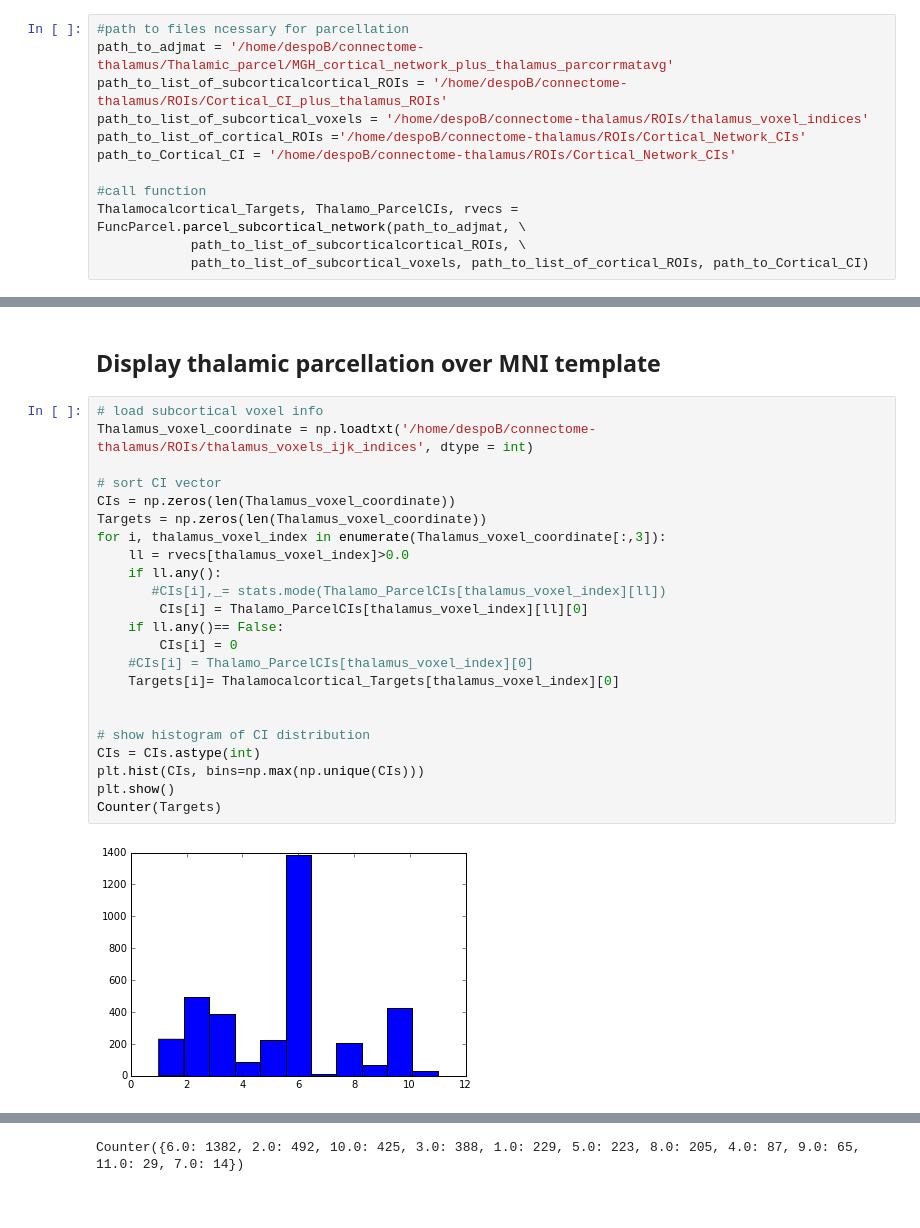
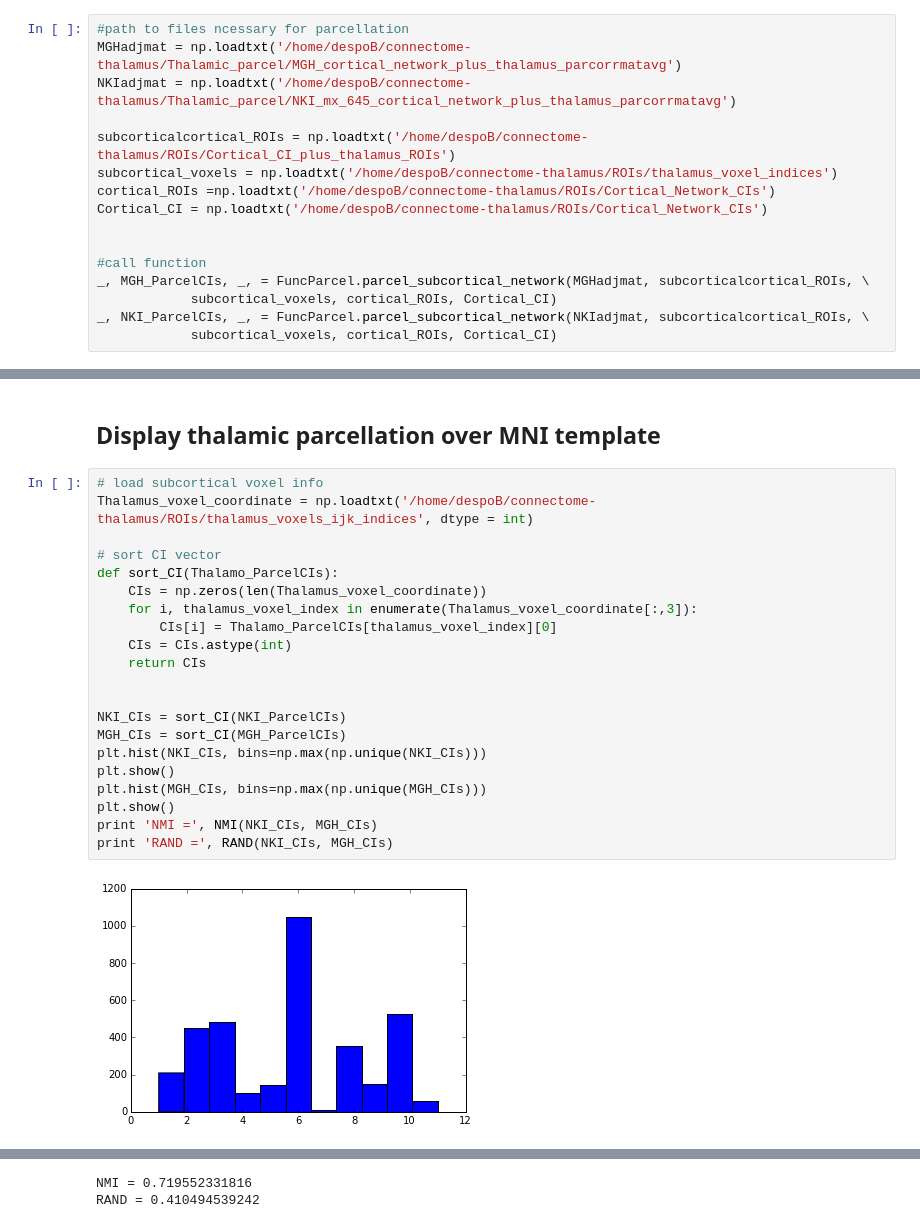
Before and after one commit to kaihwang/FuncParcel, a Jupyter notebook: Visualize Parcellation.ipynb, the cells around one changed output, grey strips where cells are left out. Cells and saved outputs as stored; diff of their text form.

Commit message:
update notebook visualzing parcellation results with two different datasets.

```diff
--- a/Visualize Parcellation.ipynb
+++ b/Visualize Parcellation.ipynb
@@ -14,12 +16,16 @@ from collections import Counter
 # %%
 #path to files ncessary for parcellation
-path_to_adjmat = '/home/despoB/connectome-thalamus/Thalamic_parcel/MGH_cortical_network_plus_thalamus_parcorrmatavg'
-path_to_list_of_subcorticalcortical_ROIs = '/home/despoB/connectome-thalamus/ROIs/Cortical_CI_plus_thalamus_ROIs'
-path_to_list_of_subcortical_voxels = '/home/despoB/connectome-thalamus/ROIs/thalamus_voxel_indices'
-path_to_list_of_cortical_ROIs ='/home/despoB/connectome-thalamus/ROIs/Cortical_Network_CIs'
-path_to_Cortical_CI = '/home/despoB/connectome-thalamus/ROIs/Cortical_Network_CIs'
+MGHadjmat = np.loadtxt('/home/despoB/connectome-thalamus/Thalamic_parcel/MGH_cortical_network_plus_thalamus_parcorrmatavg')
+NKIadjmat = np.loadtxt('/home/despoB/connectome-thalamus/Thalamic_parcel/NKI_mx_645_cortical_network_plus_thalamus_parcorrmatavg')
+
+subcorticalcortical_ROIs = np.loadtxt('/home/despoB/connectome-thalamus/ROIs/Cortical_CI_plus_thalamus_ROIs')
+subcortical_voxels = np.loadtxt('/home/despoB/connectome-thalamus/ROIs/thalamus_voxel_indices')
+cortical_ROIs =np.loadtxt('/home/despoB/connectome-thalamus/ROIs/Cortical_Network_CIs')
+Cortical_CI = np.loadtxt('/home/despoB/connectome-thalamus/ROIs/Cortical_Network_CIs')
+
 
 #call function
-Thalamocalcortical_Targets, Thalamo_ParcelCIs, rvecs = FuncParcel.parcel_subcortical_network(path_to_adjmat, \
-            path_to_list_of_subcorticalcortical_ROIs, \
-            path_to_list_of_subcortical_voxels, path_to_list_of_cortical_ROIs, path_to_Cortical_CI)
+_, MGH_ParcelCIs, _, = FuncParcel.parcel_subcortical_network(MGHadjmat, subcorticalcortical_ROIs, \
+            subcortical_voxels, cortical_ROIs, Cortical_CI)
+_, NKI_ParcelCIs, _, = FuncParcel.parcel_subcortical_network(NKIadjmat, subcorticalcortical_ROIs, \
+            subcortical_voxels, cortical_ROIs, Cortical_CI)
@@ -33,25 +34,23 @@ array([ True, False, False, False, False, False, False, False, False,
 # %%
 # load subcortical voxel info
 Thalamus_voxel_coordinate = np.loadtxt('/home/despoB/connectome-thalamus/ROIs/thalamus_voxels_ijk_indices', dtype = int)
 
 # sort CI vector
-CIs = np.zeros(len(Thalamus_voxel_coordinate))
-Targets = np.zeros(len(Thalamus_voxel_coordinate))
-for i, thalamus_voxel_index in enumerate(Thalamus_voxel_coordinate[:,3]):
-    ll = rvecs[thalamus_voxel_index]>0.0
-    if ll.any():
-       #CIs[i],_= stats.mode(Thalamo_ParcelCIs[thalamus_voxel_index][ll])
-        CIs[i] = Thalamo_ParcelCIs[thalamus_voxel_index][ll][0]
-    if ll.any()== False:
-        CIs[i] = 0
-    #CIs[i] = Thalamo_ParcelCIs[thalamus_voxel_index][0]
-    Targets[i]= Thalamocalcortical_Targets[thalamus_voxel_index][0]
+def sort_CI(Thalamo_ParcelCIs):
+    CIs = np.zeros(len(Thalamus_voxel_coordinate))
+    for i, thalamus_voxel_index in enumerate(Thalamus_voxel_coordinate[:,3]):
+        CIs[i] = Thalamo_ParcelCIs[thalamus_voxel_index][0]
+    CIs = CIs.astype(int)
+    return CIs
 
 
-# show histogram of CI distribution
-CIs = CIs.astype(int)
-plt.hist(CIs, bins=np.max(np.unique(CIs)))
+NKI_CIs = sort_CI(NKI_ParcelCIs)
+MGH_CIs = sort_CI(MGH_ParcelCIs)
+plt.hist(NKI_CIs, bins=np.max(np.unique(NKI_CIs)))
 plt.show()
-Counter(Targets)
+plt.hist(MGH_CIs, bins=np.max(np.unique(MGH_CIs)))
+plt.show()
+print 'NMI =', NMI(NKI_CIs, MGH_CIs)
+print 'RAND =', RAND(NKI_CIs, MGH_CIs)
 # %% [output]
-[figure, old version]
+[figure, new version]
@@ -58,2 +58,3 @@ Counter(Targets)
-Counter({6.0: 1382, 2.0: 492, 10.0: 425, 3.0: 388, 1.0: 229, 5.0: 223, 8.0: 205, 4.0: 87, 9.0: 65, 11.0: 29, 7.0: 14})
+NMI = 0.719552331816
+RAND = 0.410494539242
 # %%
```
Also changed, not shown: parts of 14 cells of this notebook.
